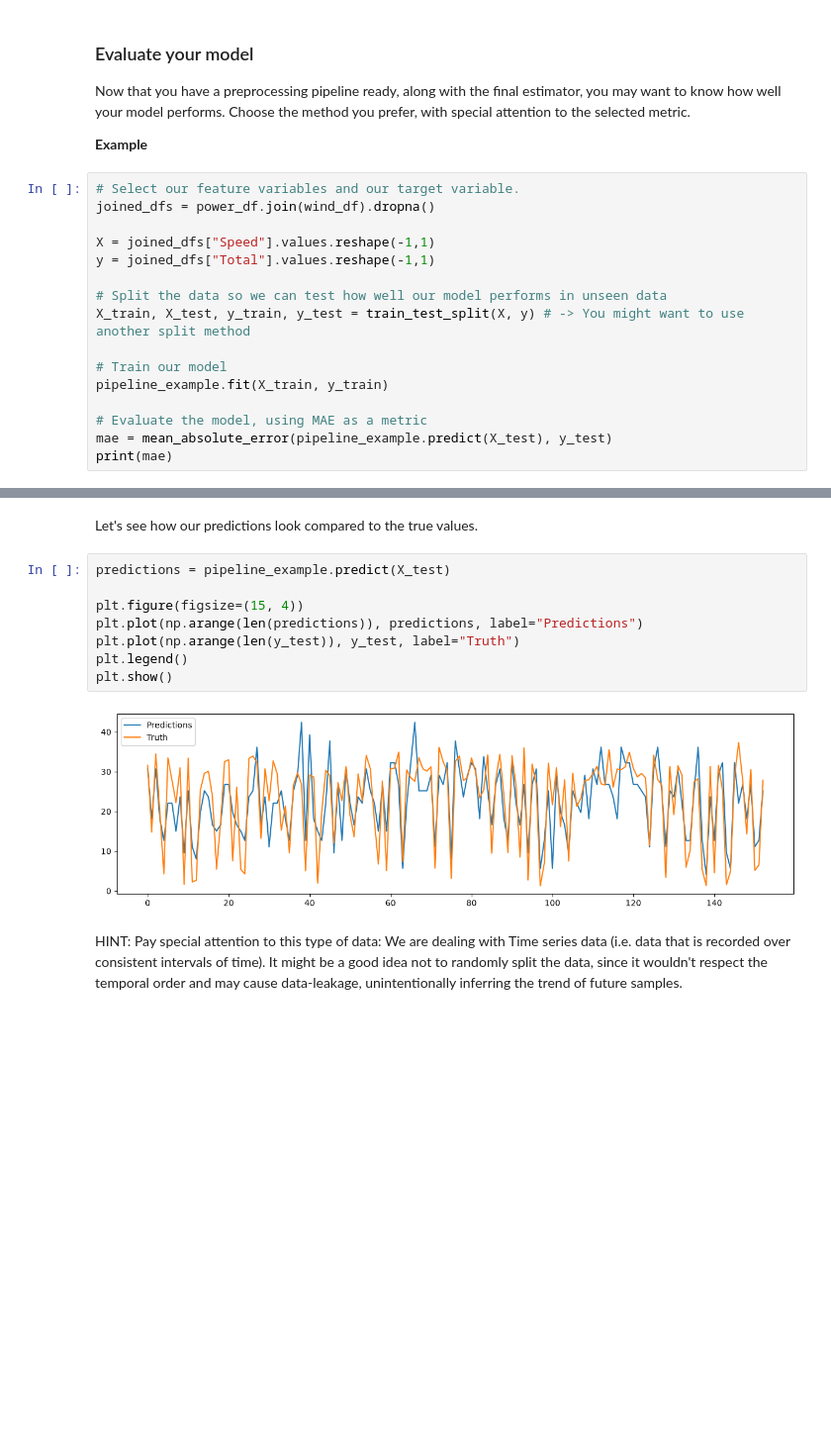
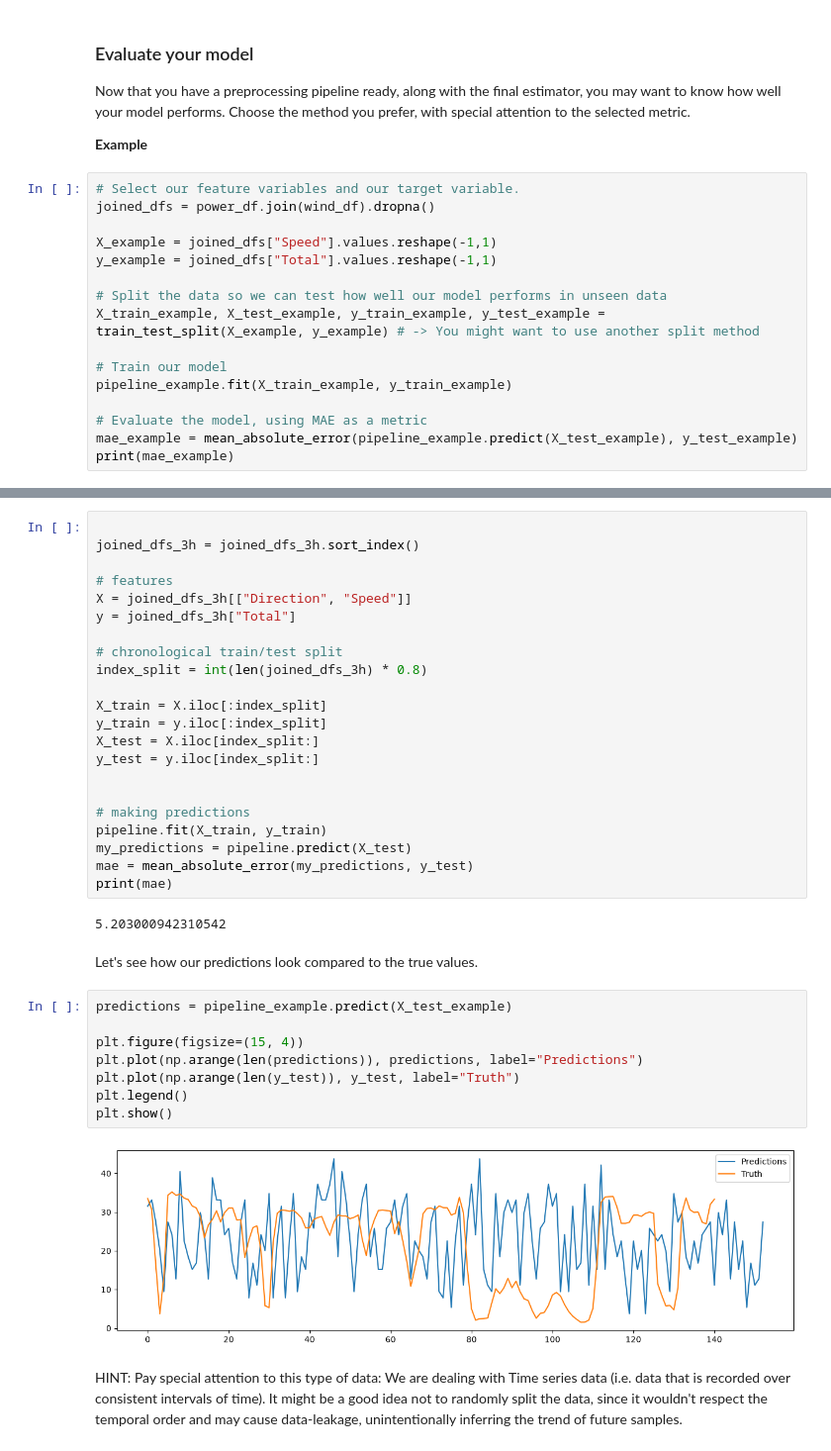
Before and after one commit to fernandoitu/Assignment1_bigdata_management, a Jupyter notebook: exploration.ipynb, the cells around one changed output, grey strips where cells are left out. Shown at 99% size. Drawn from its saved outputs; the diff is of its cells as text; blank space fills up the shorter version.

```diff
--- a/exploration.ipynb
+++ b/exploration.ipynb
@@ -332,16 +445,16 @@ Now that you have a preprocessing pipeline ready, along with the final estimator
 # Select our feature variables and our target variable.
 joined_dfs = power_df.join(wind_df).dropna()
 
-X = joined_dfs["Speed"].values.reshape(-1,1)
-y = joined_dfs["Total"].values.reshape(-1,1)
+X_example = joined_dfs["Speed"].values.reshape(-1,1)
+y_example = joined_dfs["Total"].values.reshape(-1,1)
 
 # Split the data so we can test how well our model performs in unseen data
-X_train, X_test, y_train, y_test = train_test_split(X, y) # -> You might want to use another split method
+X_train_example, X_test_example, y_train_example, y_test_example = train_test_split(X_example, y_example) # -> You might want to use another split method
 
 # Train our model
-pipeline_example.fit(X_train, y_train)
+pipeline_example.fit(X_train_example, y_train_example)
 
 # Evaluate the model, using MAE as a metric
-mae = mean_absolute_error(pipeline_example.predict(X_test), y_test)
-print(mae)
+mae_example = mean_absolute_error(pipeline_example.predict(X_test_example), y_test_example)
+print(mae_example)
 # %% [output]
@@ -349,15 +464,39 @@ print(mae)
+# %%
+
+joined_dfs_3h = joined_dfs_3h.sort_index()
+
+# features
+X = joined_dfs_3h[["Direction", "Speed"]]
+y = joined_dfs_3h["Total"]
+
+# chronological train/test split
+index_split = int(len(joined_dfs_3h) * 0.8)
+
+X_train = X.iloc[:index_split]
+y_train = y.iloc[:index_split]
+X_test = X.iloc[index_split:]
+y_test = y.iloc[index_split:]
+
+
+# making predictions
+pipeline.fit(X_train, y_train)
+my_predictions = pipeline.predict(X_test)
+mae = mean_absolute_error(my_predictions, y_test)
+print(mae)
+# %% [output]
+5.203000942310542
 # %% [markdown]
 Let's see how our predictions look compared to the true values.
 # %%
-predictions = pipeline_example.predict(X_test)
+predictions = pipeline_example.predict(X_test_example)
 
 plt.figure(figsize=(15, 4))
 plt.plot(np.arange(len(predictions)), predictions, label="Predictions")
 plt.plot(np.arange(len(y_test)), y_test, label="Truth")
 plt.legend()
 plt.show()
 # %% [output]
-[figure, old version]
+[figure, new version]
 # %% [markdown]
 HINT: Pay special attention to this type of data: We are dealing with Time series data (i.e. data that is recorded over consistent intervals of time). It might be a good idea not to randomly split the data, since it wouldn't respect the temporal order and may cause data-leakage, unintentionally inferring the trend of future samples.
 # %%
```
Also changed, not shown: parts of 20 cells of this notebook.
